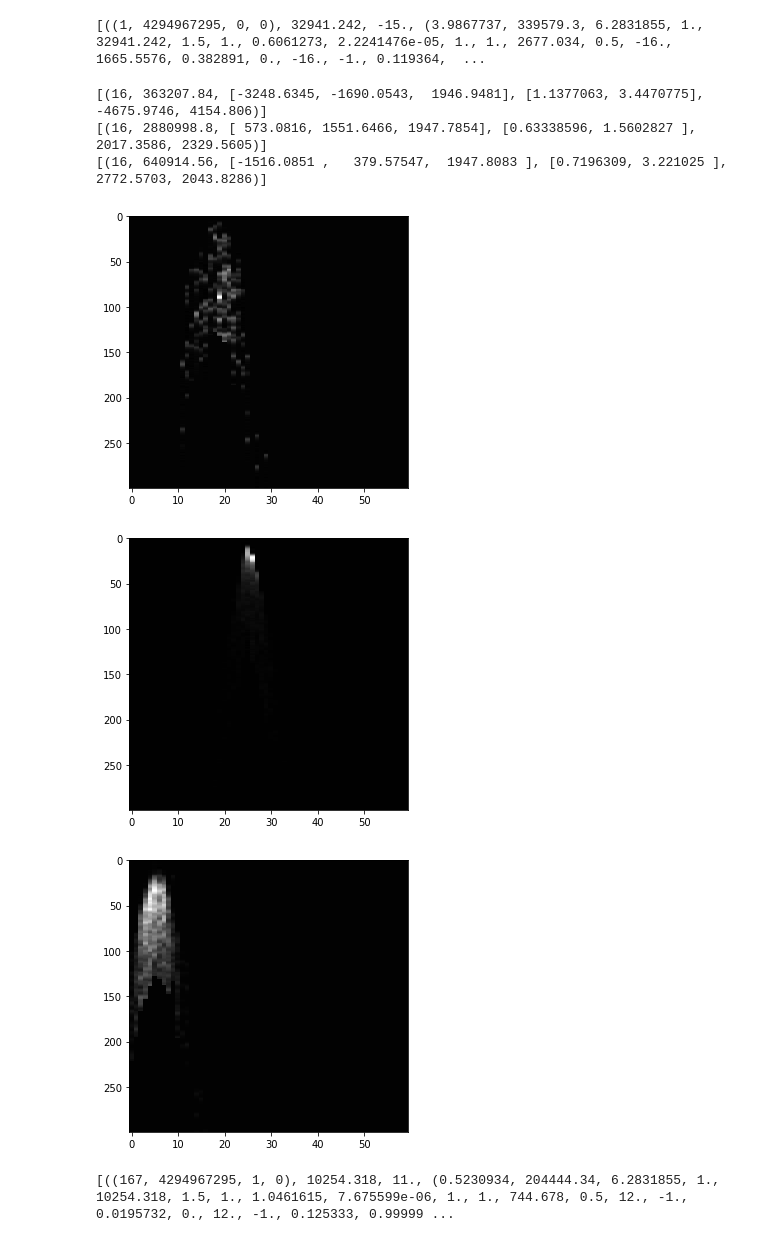
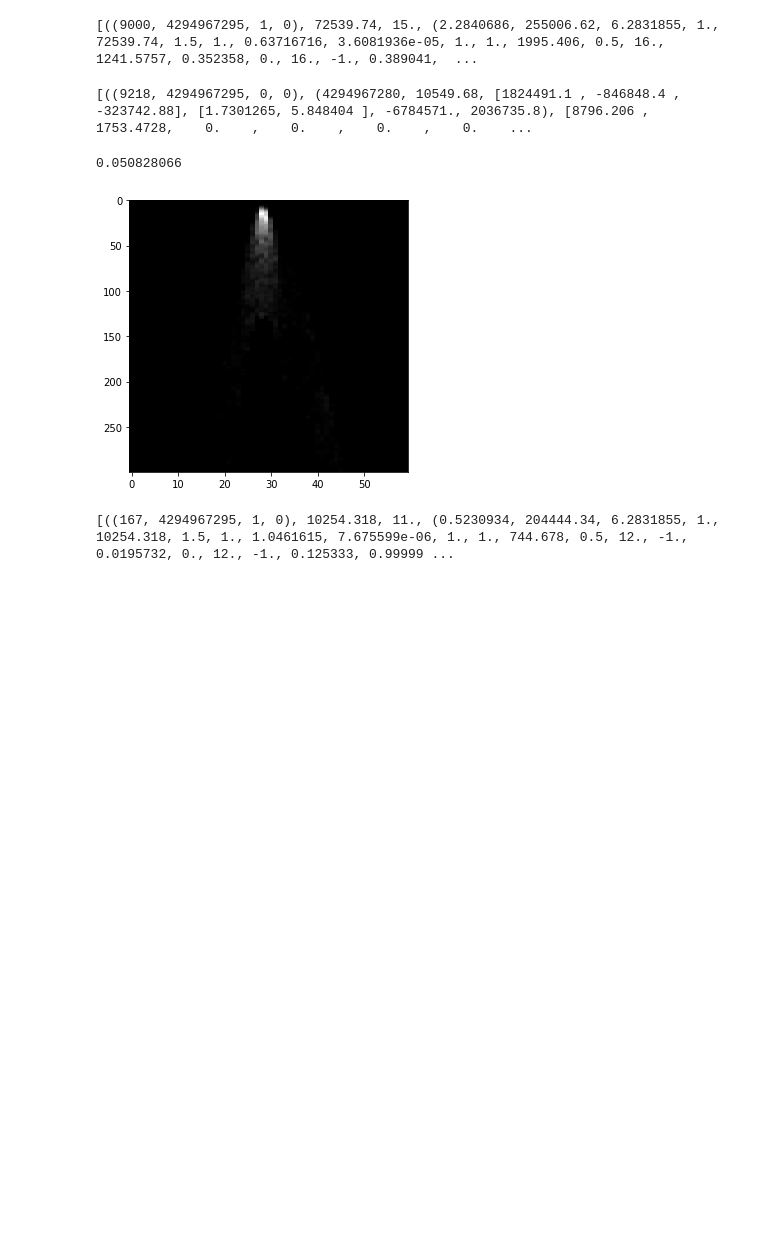
Before and after one commit to dpankova/DoublePulse, a Jupyter notebook: notebooks/NewFormat/New_format_data_file_test.ipynb, the cells around one changed output. Cells and saved outputs as stored; diff of their text form; code cells hidden in the pictures; blank space fills up the shorter version.

```diff
--- a/notebooks/NewFormat/New_format_data_file_test.ipynb
+++ b/notebooks/NewFormat/New_format_data_file_test.ipynb
@@ -12,5 +12,5 @@ print(mm_array[0])
 # %%
-mm_array = np.load("../../data/new_data/NewFormat_NuTauCC_Qtot1000_Qst400_10_data.npy", mmap_mode ="r+")
+mm_array = np.load("../../data/new_data/NewFormat_NuECC_Qtot1000_Qst400_10_0_data.npy", mmap_mode ="r+")
 # %%
 for i, im in enumerate(mm_array['image'][:3]):
     fig = plt.figure(figsize=(5, 5))
@@ -27,7 +27,7 @@ for i, im in enumerate(mm_array['image'][:3]):
 # %%
 mm_array = np.load('/fastio2/dasha/double_pulse/weights.npy', mmap_mode='r')
 # %%
-print(mm_array[0])
+print(mm_array[0], mm_array.shape)
 # %% [output]
-[((1, 4294967295, 0, 0), 32941.242, -15., (3.9867737, 339579.3, 6.2831855, 1., 32941.242, 1.5, 1., 0.6061273, 2.2241476e-05, 1., 1., 2677.034, 0.5, -16., 1665.5576, 0.382891, 0., -16., -1., 0.119364,  ...
+[((9000, 4294967295, 1, 0), 72539.74, 15., (2.2840686, 255006.62, 6.2831855, 1., 72539.74, 1.5, 1., 0.63716716, 3.6081936e-05, 1., 1., 1995.406, 0.5, 16., 1241.5757, 0.352358, 0., 16., -1., 0.389041,  ...
 # %%
@@ -35,16 +35,18 @@ mm_array = np.load('/fastio2/dasha/double_pulse/data.npy', mmap_mode='r')
+# %%
+print(mm_array[0], mm_array.shape)
+# %% [output]
+[((9218, 4294967295, 0, 0), (4294967280, 10549.68, [1824491.1 , -846848.4 , -323742.88], [1.7301265, 5.848404 ], -6784571., 2036735.8), [8796.206 , 1753.4728,    0.    ,    0.    ,    0.    ,    0.    ...
+# %%
+mm_array = np.load('/fastio2/dasha/double_pulse/data_NuMuCC.npy', mmap_mode='r')
 # %%
-for i, im in enumerate(mm_array['image'][:3]):
+for i, im in enumerate(mm_array['image'][:1]):
     fig = plt.figure(figsize=(5, 5))
     ax = fig.add_subplot(111)
     ax.imshow(im.reshape(300,60), interpolation='nearest', aspect='auto', cmap= 'gray')
-    print(mm_array['neutrino'][i])
+    print(np.max(im))
 # %% [output]
-[(16, 363207.84, [-3248.6345, -1690.0543,  1946.9481], [1.1377063, 3.4470775], -4675.9746, 4154.806)]
-[(16, 2880998.8, [ 573.0816, 1551.6466, 1947.7854], [0.63338596, 1.5602827 ], 2017.3586, 2329.5605)]
-[(16, 640914.56, [-1516.0851 ,   379.57547,  1947.8083 ], [0.7196309, 3.221025 ], 2772.5703, 2043.8286)]
+0.050828066
-[figure, old version]
+[figure, new version]
-[figure, removed]
-[figure, removed]
 # %%
 mm_array = np.load("../../data/new_data/NewFormat_NuE_Weights_1_data.npy", mmap_mode="r+")
 # %%
```
Also changed, not shown: parts of 14 cells of this notebook, 24 other files.
